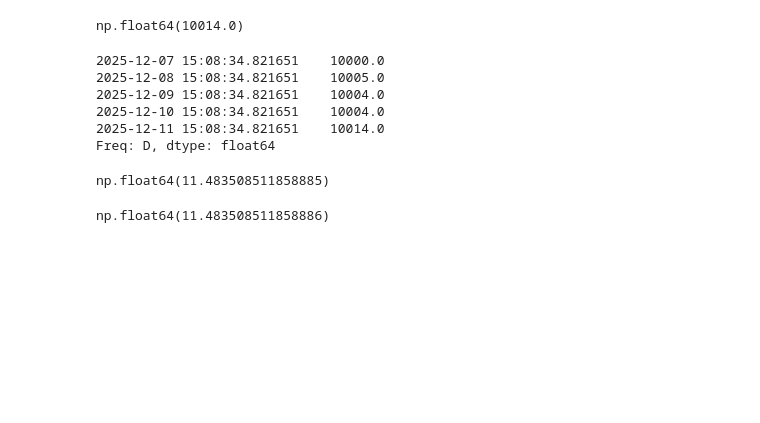
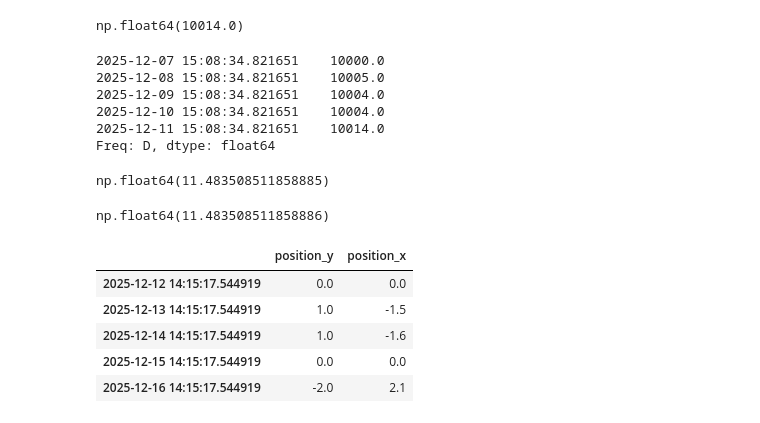
Before and after one commit to vbear97/pairs_trading_cryptocurrency, a Jupyter notebook: code_testing.ipynb, the cells around one changed output. Cells and saved outputs as stored; diff of their text form; code cells hidden in the pictures; blank space fills up the shorter version.

```diff
--- a/code_testing.ipynb
+++ b/code_testing.ipynb
@@ -232,3 +223,17 @@ np.float64(11.483508511858885)
 (results['net_pnl_series'].mean()/results['net_pnl_series'].std())*np.sqrt(365)
 # %% [output]
 np.float64(11.483508511858886)
+# %%
+#Code testing
+
+length = 5
+index = pd.date_range(end=datetime.today(), periods=length, freq='D')
+desired_positions = pd.DataFrame({
+    'position_y': pd.Series([1.0, 1.0, 0.0, -2.0, -1.0], index = index), #first long the portfolio, then short the portfolio
+    'position_x': pd.Series([-1.5, -1.6, 0.0, 2.1, 2.2], index = index),
+})
+prices_y = pd.DataFrame({'bid': [1, 2, 4, 2.5, 1], 'ask': [2, 3, 5, 3, 2]}, index = index)
+prices_x = pd.DataFrame({'bid': [1, 1.5, 1.2, 0.9, 0.8], 'ask': [1.5, 2, 1.7, 1.4, 0.9]}, index = index)
+# %%
+pm = PortfolioManager(trading_periods_per_year = 1, idealised = True)
+results = pm.backtest(desired_positions, prices_y , prices_x, instant_execution=False)
@@ -234,0 +242,9 @@ np.float64(11.483508511858886)
+# %%
+results['position_history']
+# %% [output]
+|  | position_y | position_x |
+| 2025-12-12 14:15:17.544919 | 0.0 | 0.0 |
+| 2025-12-13 14:15:17.544919 | 1.0 | -1.5 |
+| 2025-12-14 14:15:17.544919 | 1.0 | -1.6 |
+| 2025-12-15 14:15:17.544919 | 0.0 | 0.0 |
+| 2025-12-16 14:15:17.544919 | -2.0 | 2.1 |
```
Also changed, not shown: parts of 9 cells of this notebook, 2 other files.
